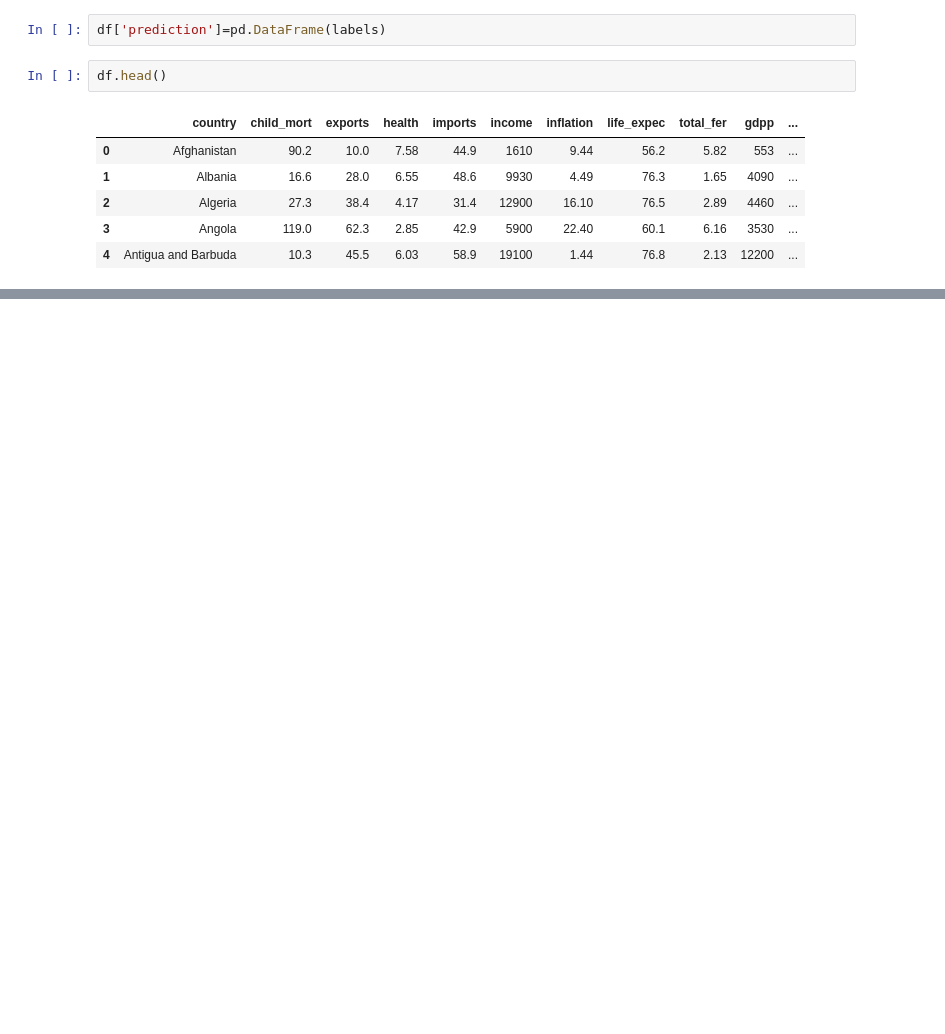
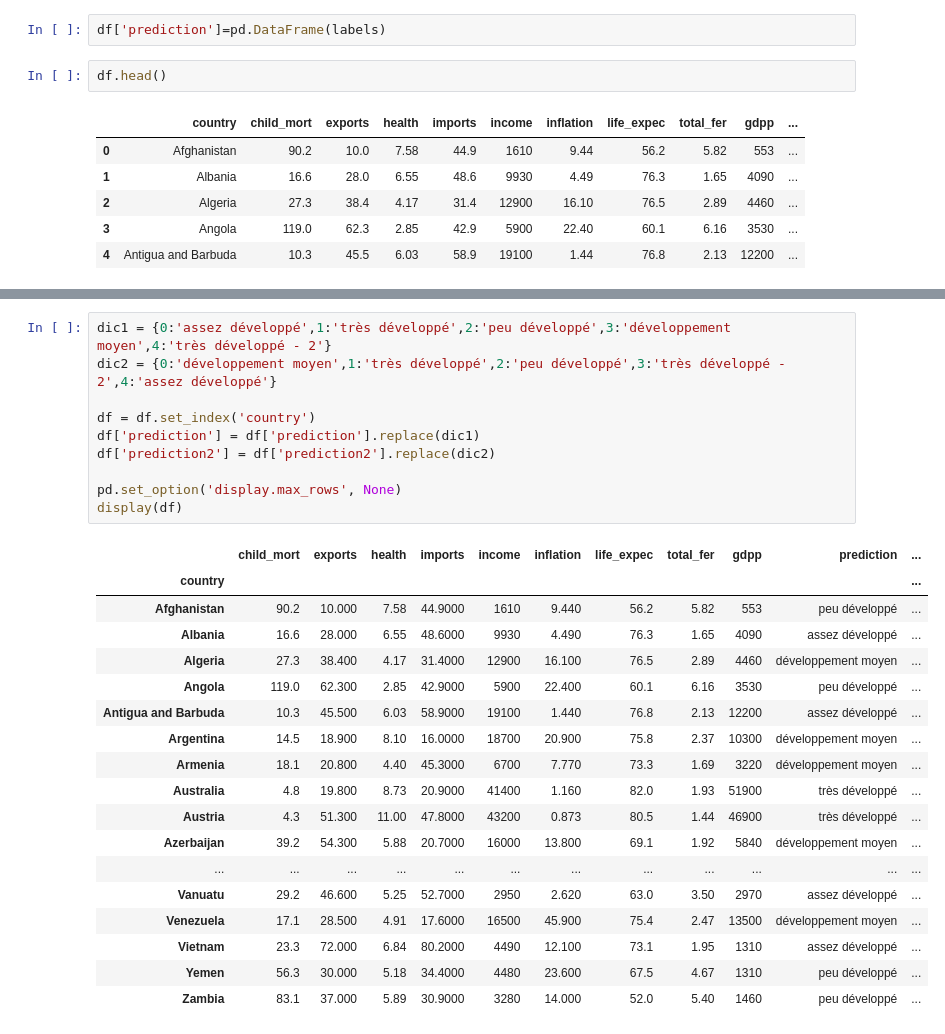
Before and after one commit to paulgst/Kaggle-Country-Data, a Jupyter notebook: Country_Data.ipynb, the cells around one changed output, grey strips where cells are left out. Drawn from its saved outputs; the diff is of its cells as text; blank space fills up the shorter version.

```diff
--- a/Country_Data.ipynb
+++ b/Country_Data.ipynb
@@ -206,0 +405,29 @@ plt.show()
+# %%
+dic1 = {0:'assez développé',1:'très développé',2:'peu développé',3:'développement moyen',4:'très développé - 2'}
+dic2 = {0:'développement moyen',1:'très développé',2:'peu développé',3:'très développé - 2',4:'assez développé'}
+
+df = df.set_index('country')
+df['prediction'] = df['prediction'].replace(dic1)
+df['prediction2'] = df['prediction2'].replace(dic2)
+
+pd.set_option('display.max_rows', None)
+display(df)
+# %% [output]
+|  | child_mort | exports | health | imports | income | inflation | life_expec | total_fer | gdpp | prediction | ... |
+| country |  |  |  |  |  |  |  |  |  |  | ... |
+| Afghanistan | 90.2 | 10.000 | 7.58 | 44.9000 | 1610 | 9.440 | 56.2 | 5.82 | 553 | peu développé | ... |
+| Albania | 16.6 | 28.000 | 6.55 | 48.6000 | 9930 | 4.490 | 76.3 | 1.65 | 4090 | assez développé | ... |
+| Algeria | 27.3 | 38.400 | 4.17 | 31.4000 | 12900 | 16.100 | 76.5 | 2.89 | 4460 | développement moyen | ... |
+| Angola | 119.0 | 62.300 | 2.85 | 42.9000 | 5900 | 22.400 | 60.1 | 6.16 | 3530 | peu développé | ... |
+| Antigua and Barbuda | 10.3 | 45.500 | 6.03 | 58.9000 | 19100 | 1.440 | 76.8 | 2.13 | 12200 | assez développé | ... |
+| Argentina | 14.5 | 18.900 | 8.10 | 16.0000 | 18700 | 20.900 | 75.8 | 2.37 | 10300 | développement moyen | ... |
+| Armenia | 18.1 | 20.800 | 4.40 | 45.3000 | 6700 | 7.770 | 73.3 | 1.69 | 3220 | développement moyen | ... |
+| Australia | 4.8 | 19.800 | 8.73 | 20.9000 | 41400 | 1.160 | 82.0 | 1.93 | 51900 | très développé | ... |
+| Austria | 4.3 | 51.300 | 11.00 | 47.8000 | 43200 | 0.873 | 80.5 | 1.44 | 46900 | très développé | ... |
+| Azerbaijan | 39.2 | 54.300 | 5.88 | 20.7000 | 16000 | 13.800 | 69.1 | 1.92 | 5840 | développement moyen | ... |
+| ... | ... | ... | ... | ... | ... | ... | ... | ... | ... | ... | ... |
+| Vanuatu | 29.2 | 46.600 | 5.25 | 52.7000 | 2950 | 2.620 | 63.0 | 3.50 | 2970 | assez développé | ... |
+| Venezuela | 17.1 | 28.500 | 4.91 | 17.6000 | 16500 | 45.900 | 75.4 | 2.47 | 13500 | développement moyen | ... |
+| Vietnam | 23.3 | 72.000 | 6.84 | 80.2000 | 4490 | 12.100 | 73.1 | 1.95 | 1310 | assez développé | ... |
+| Yemen | 56.3 | 30.000 | 5.18 | 34.4000 | 4480 | 23.600 | 67.5 | 4.67 | 1310 | peu développé | ... |
+| Zambia | 83.1 | 37.000 | 5.89 | 30.9000 | 3280 | 14.000 | 52.0 | 5.40 | 1460 | peu développé | ... |
```
Also changed, not shown: parts of 22 cells of this notebook.
